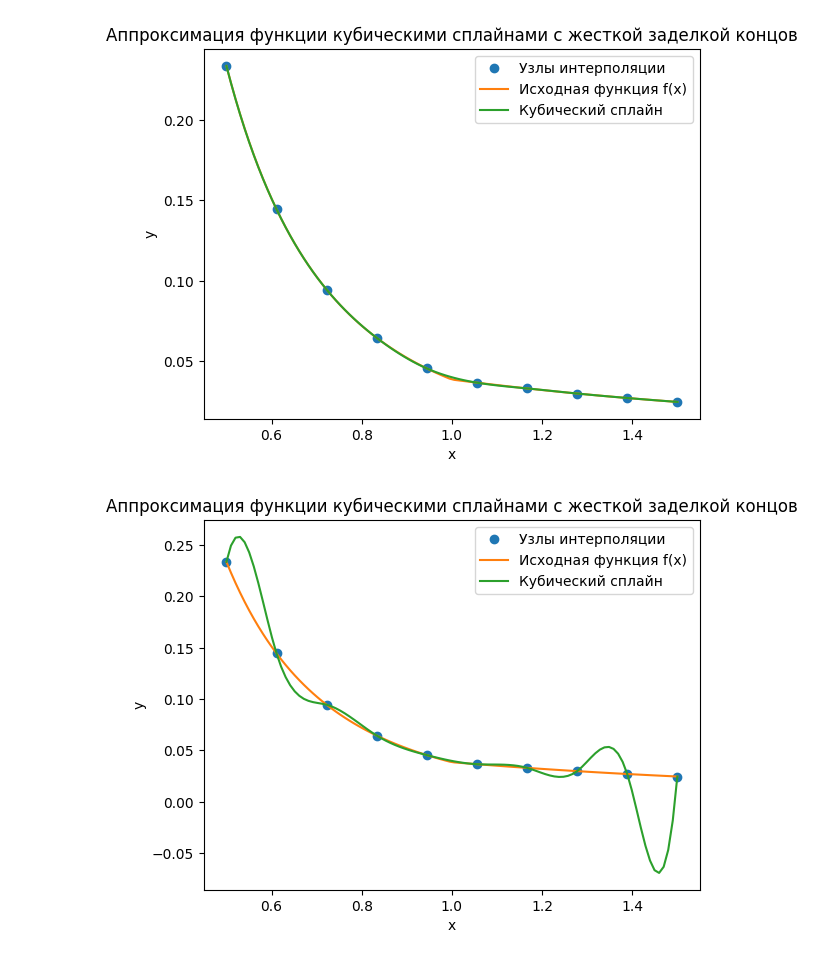
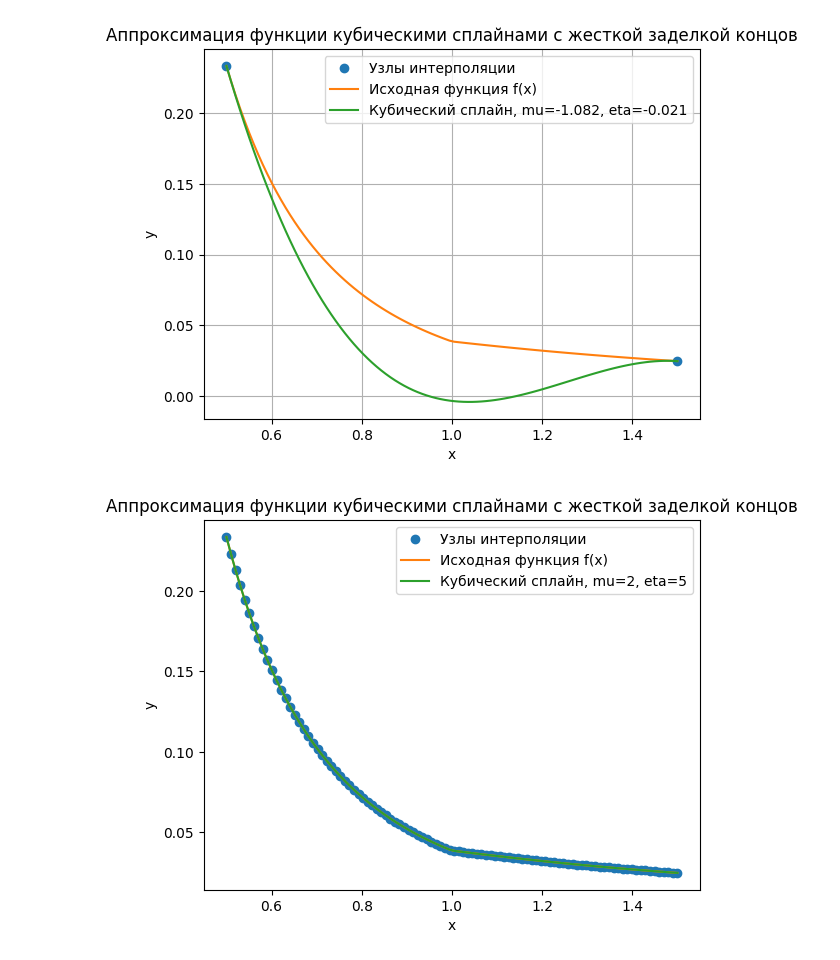
Before and after one commit to XBodya/third_course_2sem, a Jupyter notebook: CHM/src/l4.ipynb, the cells around one changed output. Saved outputs shown, nothing was run; the diff lists cells and outputs as text; code cells hidden in the pictures.

```diff
--- a/CHM/src/l4.ipynb
+++ b/CHM/src/l4.ipynb
@@ -152,7 +152,7 @@ a = 0.5
 b = 1.5
 
 # Генерируем узлы интерполяции
-x = np.linspace(a, b, 10)
+x = np.linspace(a, b, 2)
 y = f(x)
 
 # Вычисляем производные на концах отрезка
@@ -172,14 +172,15 @@ y_new = cs(x_new)
 # Строим графики
 plt.plot(x, y, 'o', label='Узлы интерполяции')
 plt.plot(x_new, f(x_new), label='Исходная функция f(x)')
-plt.plot(x_new, y_new, label='Кубический сплайн')
+plt.plot(x_new, y_new, label='Кубический сплайн, mu={}, eta={}'.format(np.round(df_a, 3), np.round(df_b, 3)))
 plt.legend()
 plt.xlabel('x')
 plt.ylabel('y')
+plt.grid()
 plt.title('Аппроксимация функции кубическими сплайнами с жесткой заделкой концов')
 plt.show()
 # %% [output]
-[figure, old version]
+[figure, new version]
 # %%
 import numpy as np
 import matplotlib.pyplot as plt
@@ -192,33 +193,33 @@ def f(x):
 a = 0.5
 b = 1.5
 
 # Генерируем узлы интерполяции
-x = np.linspace(a, b, 10)
+x = np.linspace(a, b, 100)
 y = f(x)
 
 # Вычисляем производные на концах отрезка
 def deriv(f, x):
     h = 0.01
     return (f(x + h) - f(x - h)) / (2 * h)
 
 df_a = 2  # Производная функции f в точке a
 df_b = 5  # Производная функции f в точке b
 
 # Создаем кубический сплайн с жесткой заделкой концов
 cs = CubicSpline(x, y, bc_type=('clamped', (df_a, df_b)))
 
 # Генерируем точки для построения графика
 x_new = np.linspace(a, b, 100)
 y_new = cs(x_new)
 
 # Строим графики
 plt.plot(x, y, 'o', label='Узлы интерполяции')
 plt.plot(x_new, f(x_new), label='Исходная функция f(x)')
-plt.plot(x_new, y_new, label='Кубический сплайн')
+plt.plot(x_new, y_new, label='Кубический сплайн, mu={}, eta={}'.format(np.round(df_a, 3), np.round(df_b, 3)))
 plt.legend()
 plt.xlabel('x')
 plt.ylabel('y')
 plt.title('Аппроксимация функции кубическими сплайнами с жесткой заделкой концов')
 plt.show()
 # %% [output]
-[figure, old version]
+[figure, new version]
```
Also changed, not shown: parts of 1 cell of this notebook.
